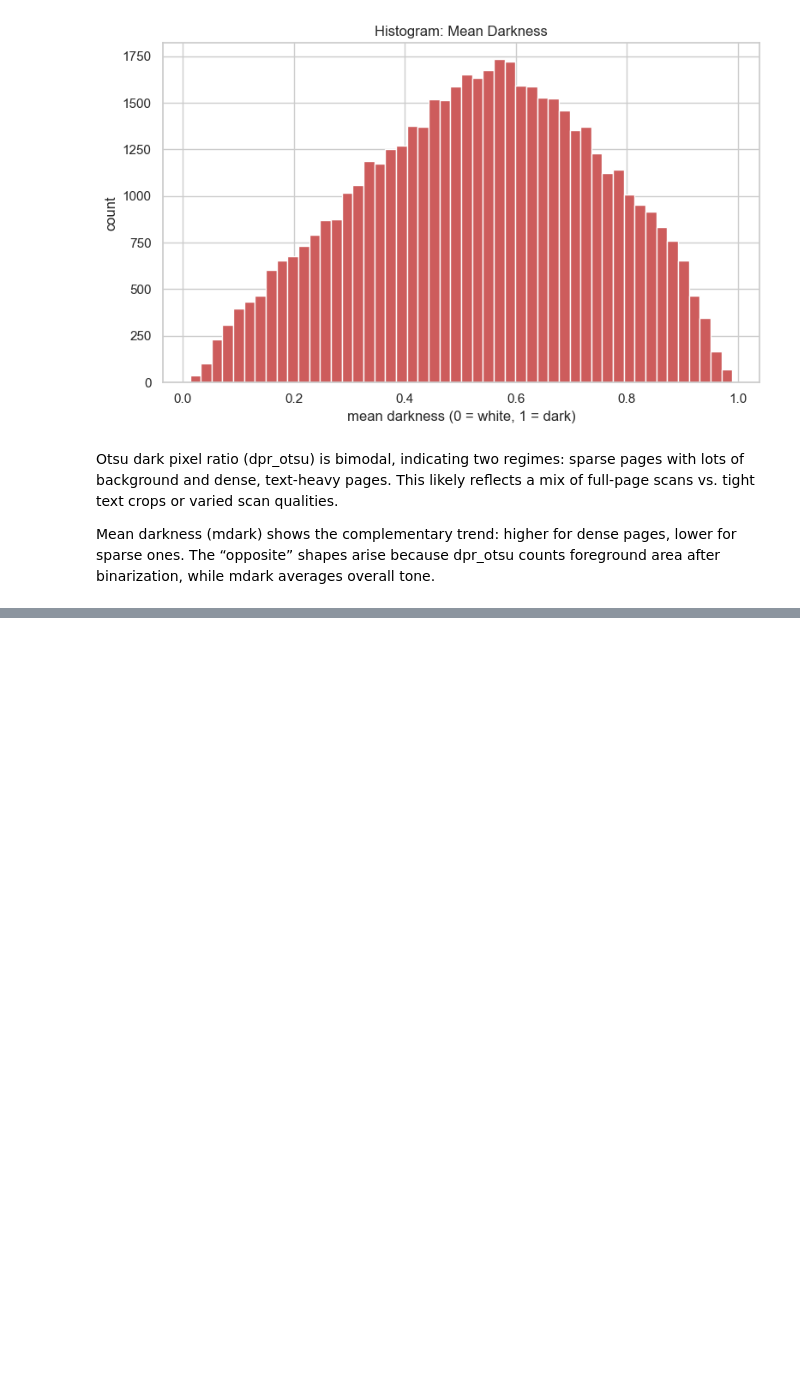
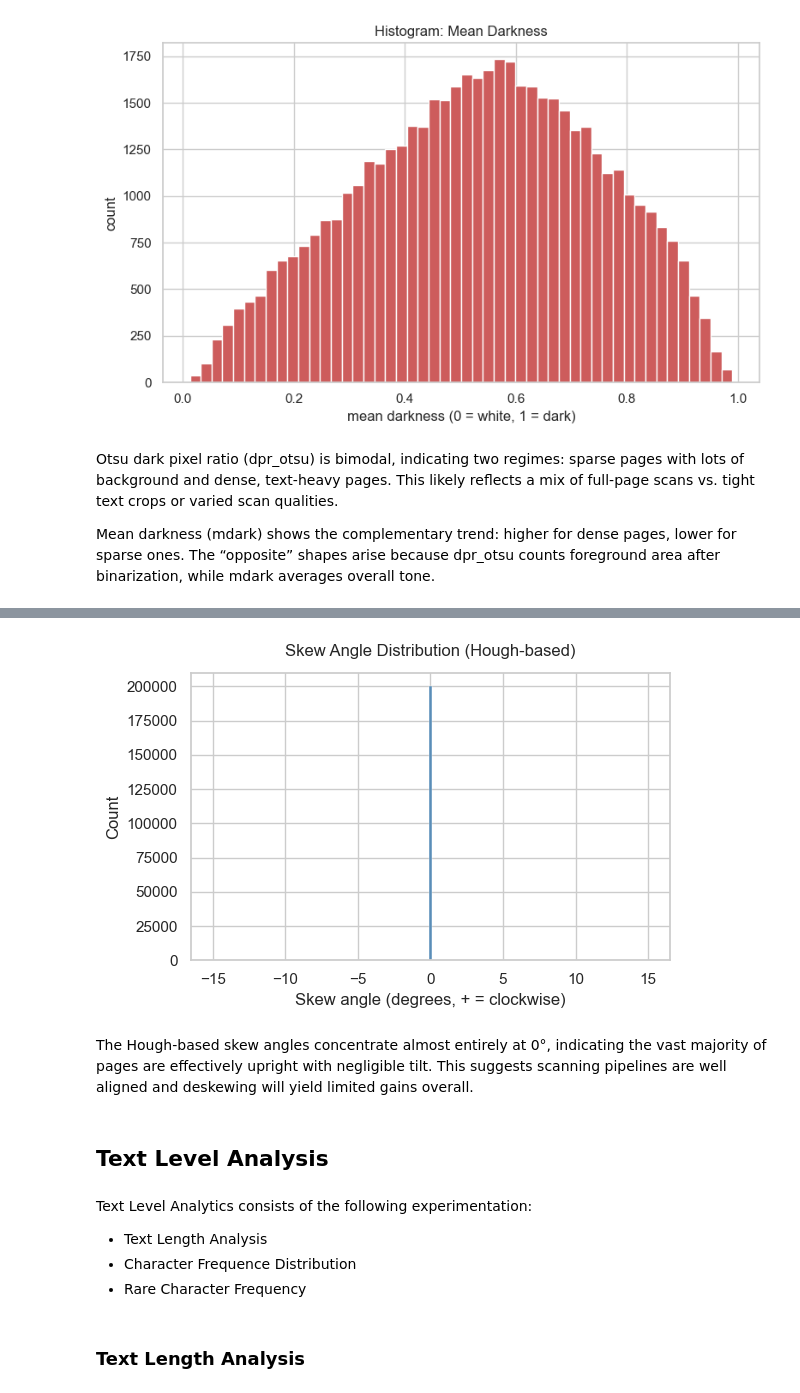
Before and after one commit to Shashquatch28/optical-character-recognition, a Jupyter notebook: EDA.ipynb, the cells around one changed output, grey strips where cells are left out. Saved outputs shown, nothing was run; the diff lists cells and outputs as text; code cells hidden in the pictures; blank space fills up the shorter version.

```diff
--- a/EDA.ipynb
+++ b/EDA.ipynb
@@ -554,0 +747,30 @@ Mean darkness (mdark) shows the complementary trend: higher for dense pages, low
+# %%
+# ----- Sample 200K Entities -----
+df_sample = data_raw[['image']].sample(n=200000, random_state=42)
+
+# ----- Compute Blur Score -----
+df_skw = add_skew_hough(df_sample, batch = 5000)
+# %%
+s = pd.Series(df_skw['skew_deg_hough']).dropna()
+
+plt.figure(figsize=(6,4))
+sns.histplot(s, bins=121, binrange=(-15, 15), color='steelblue', edgecolor='white', alpha=0.85, kde=True, stat='count')
+plt.title('Skew Angle Distribution (Hough-based)', pad=12)
+plt.xlabel('Skew angle (degrees, + = clockwise)')
+plt.ylabel('Count')
+
+plt.tight_layout()
+plt.show()
+# %% [output]
+[figure, added]
+# %% [markdown]
+The Hough-based skew angles concentrate almost entirely at 0°, indicating the vast majority of pages are effectively upright with negligible tilt. This suggests scanning pipelines are well aligned and deskewing will yield limited gains overall.
+# %% [markdown]
+## Text Level Analysis
+# %% [markdown]
+Text Level Analytics consists of the following experimentation:
+- Text Length Analysis
+- Character Frequence Distribution
+- Rare Character Frequency
+# %% [markdown]
+### Text Length Analysis
```
Also changed, not shown: parts of 35 cells of this notebook.
